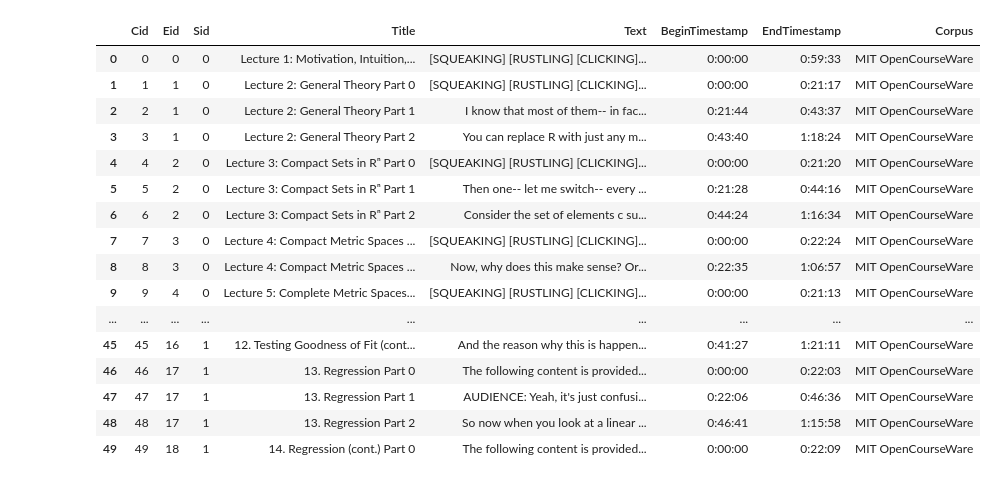
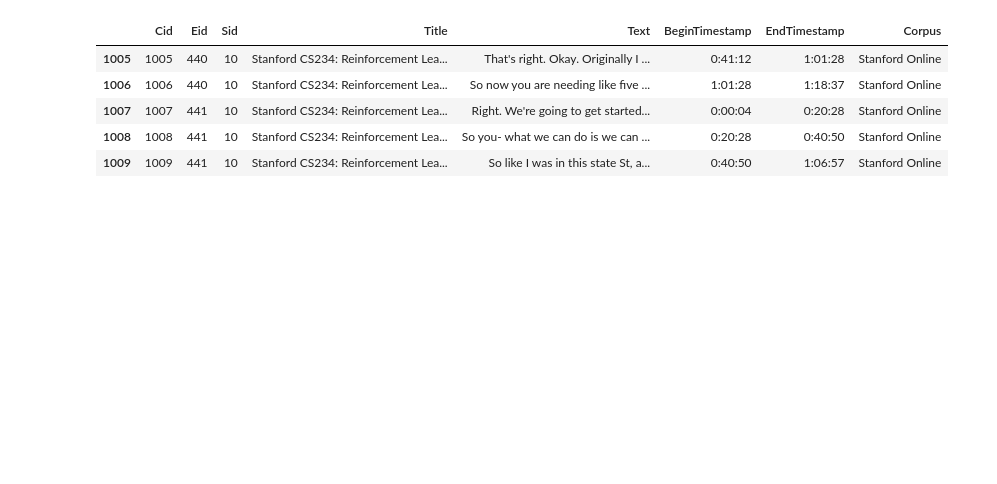
Before and after one commit to AymenRaouf/PrecedabilityOER, a Jupyter notebook: Extraction/Extraction.ipynb, the cells around one changed output. Drawn from its saved outputs; the diff is of its cells as text; code cells hidden in the pictures; blank space fills up the shorter version.

```diff
--- a/Extraction/Extraction.ipynb
+++ b/Extraction/Extraction.ipynb
@@ -23,8 +23,8 @@ Extracting subtitles for video 1859 with id nIMlZ8ErLfs without dividing it
 # %%
 import pandas as pd
-df_c = pd.read_csv('../Data/MITOCW/chapters.csv', delimiter = ',')
-df_e = pd.read_csv('../Data/MITOCW/episodes.csv', delimiter = ',')
-df_s = pd.read_csv('../Data/MITOCW/series.csv', delimiter = ',')
+df_c = pd.read_csv('../Data/Stanford/chapters.csv', delimiter = '|')
+df_e = pd.read_csv('../Data/Stanford/episodes.csv', delimiter = '|')
+df_s = pd.read_csv('../Data/Stanford/series.csv', delimiter = '|')
 
 print(len(df_c), len(df_e))
 # %% [output]
@@ -42,20 +106,9 @@ print(total_duration_seconds)
 # %%
-df_c.head(50)
+df_c[-5:].head()
 # %% [output]
 |  | Cid | Eid | Sid | Title | Text | BeginTimestamp | EndTimestamp | Corpus |
-| 0 | 0 | 0 | 0 | Lecture 1: Motivation, Intuition,... | [SQUEAKING] [RUSTLING] [CLICKING]... | 0:00:00 | 0:59:33 | MIT OpenCourseWare |
-| 1 | 1 | 1 | 0 | Lecture 2: General Theory Part 0 | [SQUEAKING] [RUSTLING] [CLICKING]... | 0:00:00 | 0:21:17 | MIT OpenCourseWare |
-| 2 | 2 | 1 | 0 | Lecture 2: General Theory Part 1 | I know that most of them-- in fac... | 0:21:44 | 0:43:37 | MIT OpenCourseWare |
-| 3 | 3 | 1 | 0 | Lecture 2: General Theory Part 2 | You can replace R with just any m... | 0:43:40 | 1:18:24 | MIT OpenCourseWare |
-| 4 | 4 | 2 | 0 | Lecture 3: Compact Sets in Rⁿ Part 0 | [SQUEAKING] [RUSTLING] [CLICKING]... | 0:00:00 | 0:21:20 | MIT OpenCourseWare |
-| 5 | 5 | 2 | 0 | Lecture 3: Compact Sets in Rⁿ Part 1 | Then one-- let me switch-- every ... | 0:21:28 | 0:44:16 | MIT OpenCourseWare |
-| 6 | 6 | 2 | 0 | Lecture 3: Compact Sets in Rⁿ Part 2 | Consider the set of elements c su... | 0:44:24 | 1:16:34 | MIT OpenCourseWare |
-| 7 | 7 | 3 | 0 | Lecture 4: Compact Metric Spaces ... | [SQUEAKING] [RUSTLING] [CLICKING]... | 0:00:00 | 0:22:24 | MIT OpenCourseWare |
-| 8 | 8 | 3 | 0 | Lecture 4: Compact Metric Spaces ... | Now, why does this make sense? Or... | 0:22:35 | 1:06:57 | MIT OpenCourseWare |
-| 9 | 9 | 4 | 0 | Lecture 5: Complete Metric Spaces... | [SQUEAKING] [RUSTLING] [CLICKING]... | 0:00:00 | 0:21:13 | MIT OpenCourseWare |
-| ... | ... | ... | ... | ... | ... | ... | ... | ... |
-| 45 | 45 | 16 | 1 | 12. Testing Goodness of Fit (cont... | And the reason why this is happen... | 0:41:27 | 1:21:11 | MIT OpenCourseWare |
-| 46 | 46 | 17 | 1 | 13. Regression Part 0 | The following content is provided... | 0:00:00 | 0:22:03 | MIT OpenCourseWare |
-| 47 | 47 | 17 | 1 | 13. Regression Part 1 | AUDIENCE: Yeah, it's just confusi... | 0:22:06 | 0:46:36 | MIT OpenCourseWare |
-| 48 | 48 | 17 | 1 | 13. Regression Part 2 | So now when you look at a linear ... | 0:46:41 | 1:15:58 | MIT OpenCourseWare |
-| 49 | 49 | 18 | 1 | 14. Regression (cont.) Part 0 | The following content is provided... | 0:00:00 | 0:22:09 | MIT OpenCourseWare |
+| 1005 | 1005 | 440 | 10 | Stanford CS234: Reinforcement Lea... | That's right. Okay. Originally I ... | 0:41:12 | 1:01:28 | Stanford Online |
+| 1006 | 1006 | 440 | 10 | Stanford CS234: Reinforcement Lea... | So now you are needing like five ... | 1:01:28 | 1:18:37 | Stanford Online |
+| 1007 | 1007 | 441 | 10 | Stanford CS234: Reinforcement Lea... | Right. We're going to get started... | 0:00:04 | 0:20:28 | Stanford Online |
+| 1008 | 1008 | 441 | 10 | Stanford CS234: Reinforcement Lea... | So you- what we can do is we can ... | 0:20:28 | 0:40:50 | Stanford Online |
+| 1009 | 1009 | 441 | 10 | Stanford CS234: Reinforcement Lea... | So like I was in this state St, a... | 0:40:50 | 1:06:57 | Stanford Online |
```
Also changed, not shown: parts of 4 cells of this notebook, 52 other files.
